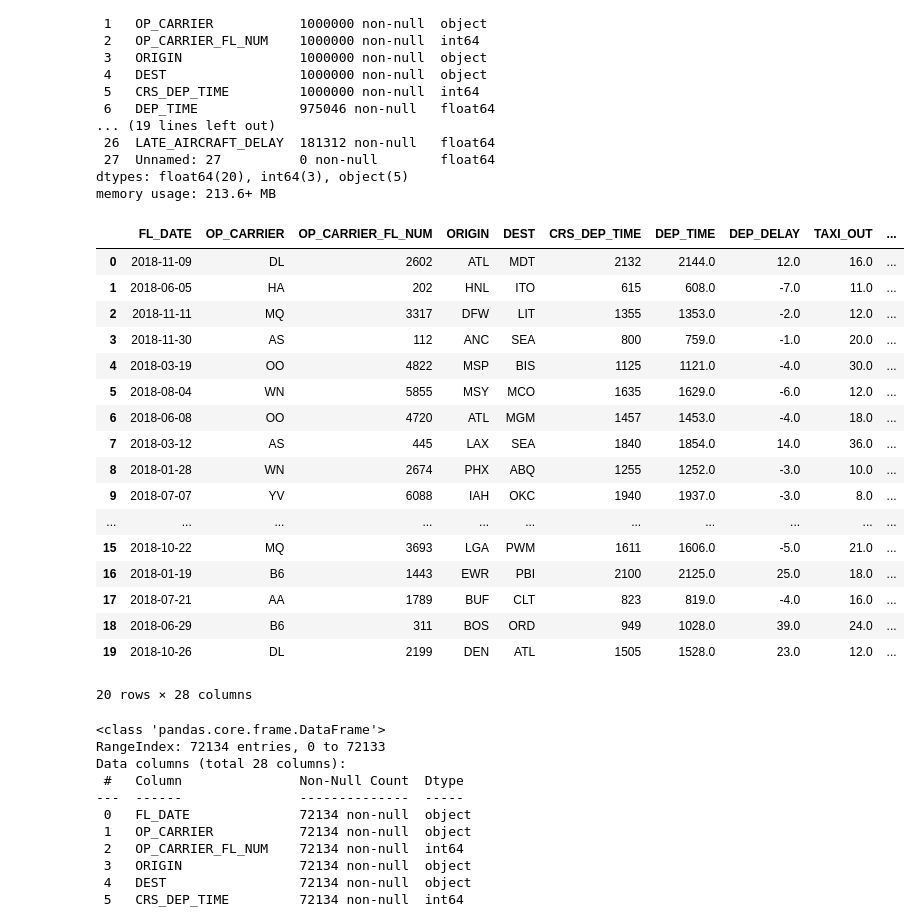
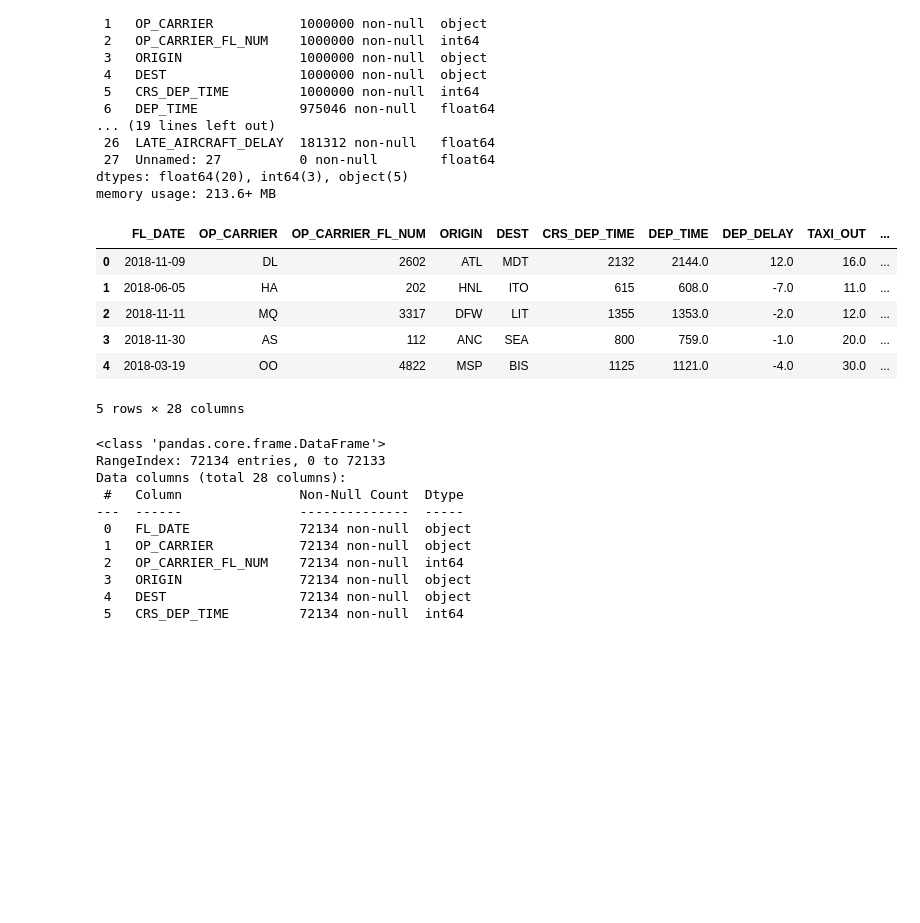
Before and after one commit to Jeff-Gielniak/Airline-Satisfaction-Evaluation, a Jupyter notebook: Project3.ipynb, the cells around one changed output. Saved outputs shown, nothing was run; the diff lists cells and outputs as text; code cells hidden in the pictures; blank space fills up the shorter version.

```diff
--- a/Project3.ipynb
+++ b/Project3.ipynb
@@ -163,31 +197,20 @@ memory usage: 213.6+ MB
 # %%
 # Read the CSV file
 Main_df = pd.read_csv("Resources/2018data.csv")
 #Kaggle site: https://www.kaggle.com/datasets/yuanyuwendymu/airline-delay-and-cancellation-data-2009-2018?select=2018.csv - 0.5% sample
 
 Main_df=pd.DataFrame(Main_df)
 
 # Display the first few rows
-Main_df.head(20)
+Main_df.head(5)
 # %% [output]
 |  | FL_DATE | OP_CARRIER | OP_CARRIER_FL_NUM | ORIGIN | DEST | CRS_DEP_TIME | DEP_TIME | DEP_DELAY | TAXI_OUT | ... |
 | 0 | 2018-11-09 | DL | 2602 | ATL | MDT | 2132 | 2144.0 | 12.0 | 16.0 | ... |
 | 1 | 2018-06-05 | HA | 202 | HNL | ITO | 615 | 608.0 | -7.0 | 11.0 | ... |
 | 2 | 2018-11-11 | MQ | 3317 | DFW | LIT | 1355 | 1353.0 | -2.0 | 12.0 | ... |
 | 3 | 2018-11-30 | AS | 112 | ANC | SEA | 800 | 759.0 | -1.0 | 20.0 | ... |
 | 4 | 2018-03-19 | OO | 4822 | MSP | BIS | 1125 | 1121.0 | -4.0 | 30.0 | ... |
-| 5 | 2018-08-04 | WN | 5855 | MSY | MCO | 1635 | 1629.0 | -6.0 | 12.0 | ... |
-| 6 | 2018-06-08 | OO | 4720 | ATL | MGM | 1457 | 1453.0 | -4.0 | 18.0 | ... |
-| 7 | 2018-03-12 | AS | 445 | LAX | SEA | 1840 | 1854.0 | 14.0 | 36.0 | ... |
-| 8 | 2018-01-28 | WN | 2674 | PHX | ABQ | 1255 | 1252.0 | -3.0 | 10.0 | ... |
-| 9 | 2018-07-07 | YV | 6088 | IAH | OKC | 1940 | 1937.0 | -3.0 | 8.0 | ... |
-| ... | ... | ... | ... | ... | ... | ... | ... | ... | ... | ... |
-| 15 | 2018-10-22 | MQ | 3693 | LGA | PWM | 1611 | 1606.0 | -5.0 | 21.0 | ... |
-| 16 | 2018-01-19 | B6 | 1443 | EWR | PBI | 2100 | 2125.0 | 25.0 | 18.0 | ... |
-| 17 | 2018-07-21 | AA | 1789 | BUF | CLT | 823 | 819.0 | -4.0 | 16.0 | ... |
-| 18 | 2018-06-29 | B6 | 311 | BOS | ORD | 949 | 1028.0 | 39.0 | 24.0 | ... |
-| 19 | 2018-10-26 | DL | 2199 | DEN | ATL | 1505 | 1528.0 | 23.0 | 12.0 | ... |
-20 rows × 28 columns
+5 rows × 28 columns
 # %%
 Main_df.info()
 # %% [output]
```
Also changed, not shown: parts of 4 cells of this notebook, 8 other files.
